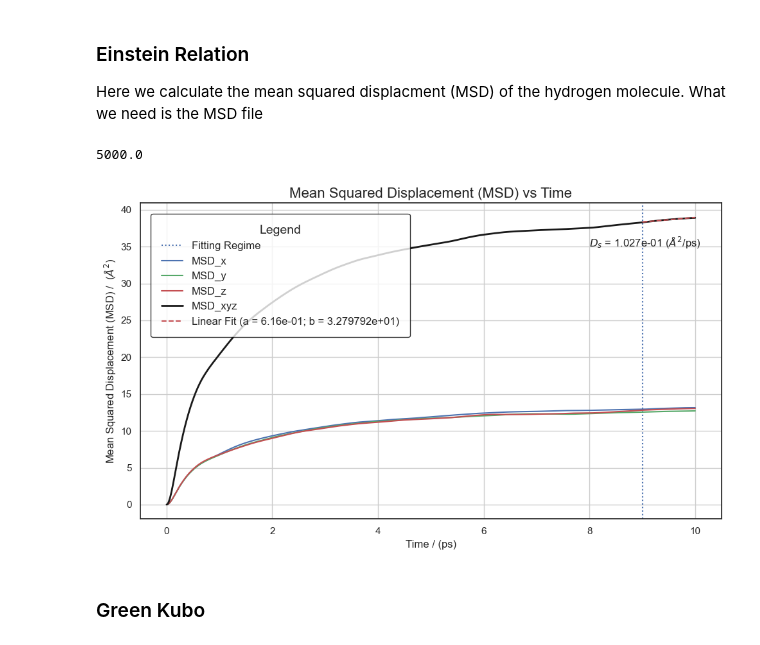
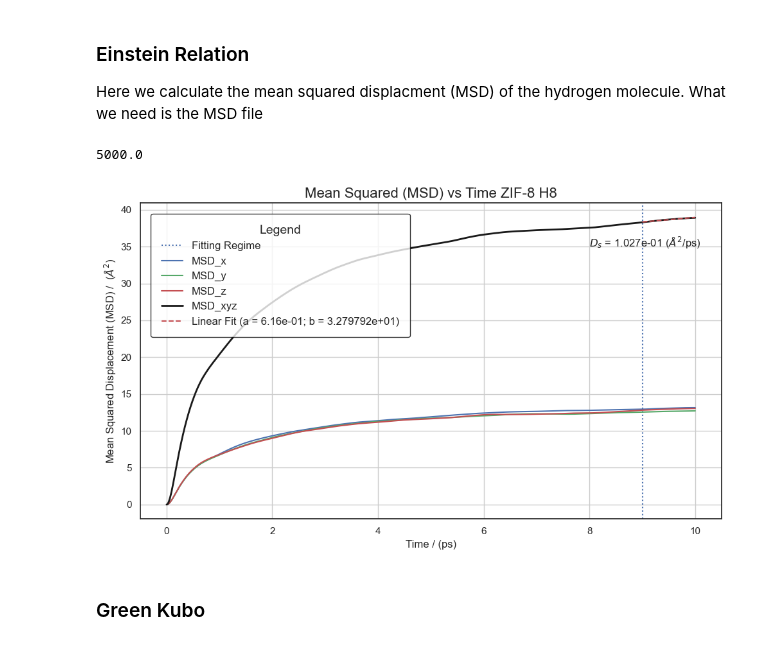
Before and after one commit to LukasMeinschad/Theoretische_Chemie, a Jupyter notebook: Praktikum/qm_part_b/Auswertung_QM_B.ipynb, the cells around one changed output. Cells and saved outputs as stored; diff of their text form; code cells hidden in the pictures.

```diff
--- a/Praktikum/qm_part_b/Auswertung_QM_B.ipynb
+++ b/Praktikum/qm_part_b/Auswertung_QM_B.ipynb
@@ -176,35 +179,35 @@ sns.lineplot(data=df, x='Time', y='MSD_y', label='MSD_y', color='g')
 sns.lineplot(data=df, x='Time', y='MSD_z', label='MSD_z', color='r')
 sns.lineplot(data=df, x='Time', y='MSD_xyz', label='MSD_xyz', color='k', linewidth=2)
 
 # Plot the Fit and D
 plt.plot(time[-500:], fitted_line , label=f'Linear Fit (a = {a_fit:.2e}; b = {b_fit:2e})', color='r', linestyle='--')
 
 plt.text(8,35, f"$D_s$ = {d_einstein:.3e} ($\AA^2$/ps)")
 
 # Customize the plot
-plt.title('Mean Squared Displacement (MSD) vs Time', fontsize=16)
+plt.title('Mean Squared (MSD) vs Time ZIF-8 H8', fontsize=16)
 plt.xlabel('Time / (ps)', fontsize=12)
 plt.ylabel(r'Mean Squared Displacement (MSD) /  ($\AA^2$)', fontsize=12)
 plt.legend(
     title="Legend",
     loc='upper left',
     frameon=True,   # Enable the box around the legend
     facecolor='white',  # Background color of the box
     edgecolor='black',  # Border color of the box
     fontsize=12,  # Font size for legend text
     title_fontsize=14,  # Font size for the title in the legend
     borderpad=1,  # Padding between the legend content and the box
     borderaxespad=1  # Padding between the legend and the plot
 )
 plt.grid(True)
 
 # Show the plot
 plt.tight_layout()
 plt.savefig("MSD_with_einstein_fit_8_loading.png")
 plt.show()
 # %% [output]
 5000.0
-[figure, old version]
+[figure, new version]
 # %% [markdown]
 ### Green Kubo
 # %%
```
Also changed, not shown: parts of 7 cells of this notebook, 17 other files.
